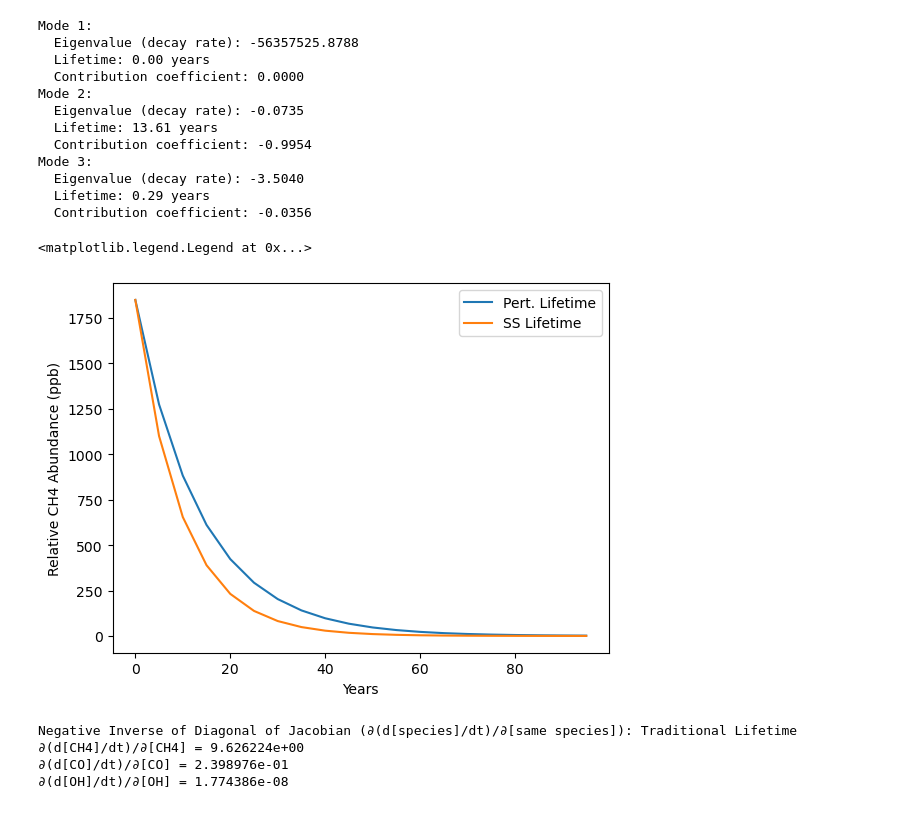
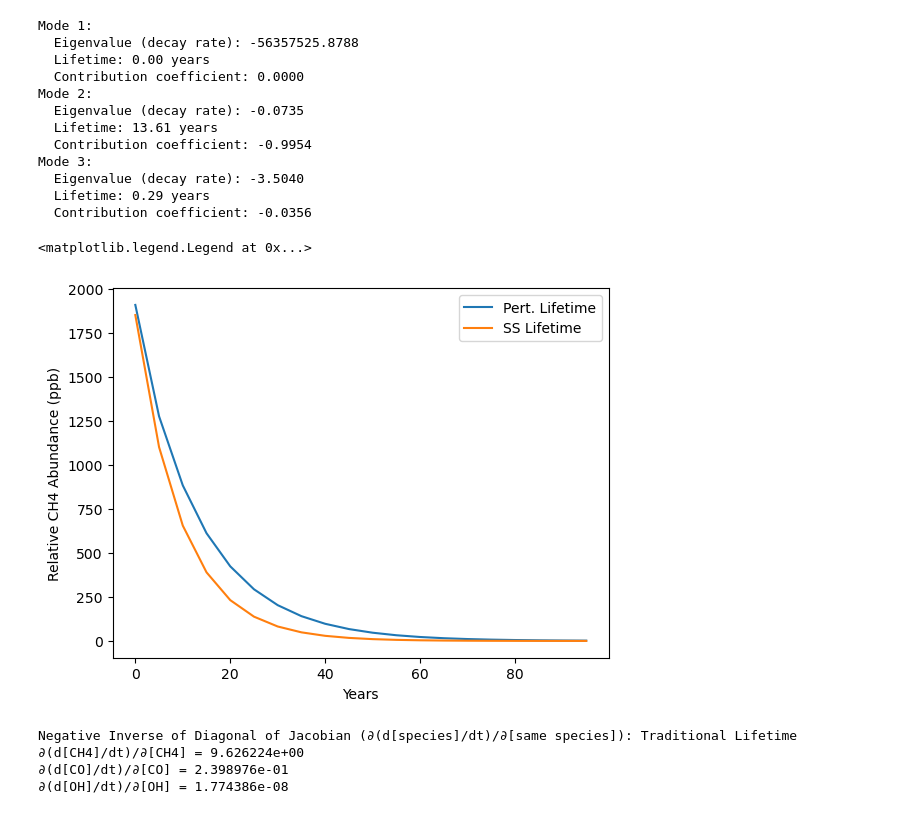
Before and after one commit to betsymfarris/CU_share, a Jupyter notebook: prather_2007_explained.ipynb, the cells around one changed output. Saved outputs shown, nothing was run; the diff lists cells and outputs as text; code cells hidden in the pictures.

```diff
--- a/prather_2007_explained.ipynb
+++ b/prather_2007_explained.ipynb
@@ -37,24 +37,24 @@ def reaction_rates(y):
     return np.array([dCH4dt, dCOdt, dOHdt])
 
 # Base rate
-base_rates = reaction_rates(y)
+base_rates_co = reaction_rates(y)
 
 # Jacobian (numerical)
 pert = 1  # 1 ppb
-J = np.zeros((3, 3))
+J_co = np.zeros((3, 3))
 
 for i in range(3):
     y_pert = y.copy()
     y_pert[i] += pert
     pert_rates = reaction_rates(y_pert)
-    J[:, i] = (pert_rates - base_rates) / pert
+    J_co[:, i] = (pert_rates - base_rates_co) / pert
 
 # Display Jacobian
 species = ["CH4", "CO", "OH"]
 print("Jacobian J (∂(d[species]/dt)/∂[species]) in ppb/yr per ppb:")
 for i in range(3):
     for j in range(3):
-        print(f"∂(d[{species[i]}]/dt)/∂[{species[j]}] = {J[i,j]:.6e}")
+        print(f"∂(d[{species[i]}]/dt)/∂[{species[j]}] = {J_co[i,j]:.6e}")
 # %% [output]
 Jacobian J (∂(d[species]/dt)/∂[species]) in ppb/yr per ppb:
 ∂(d[CH4]/dt)/∂[CH4] = -1.038829e-01
@@ -69,28 +69,27 @@ Jacobian J (∂(d[species]/dt)/∂[species]) in ppb/yr per ppb:
 # %% [markdown]
 ## Compute eigenvalues and eigenvectors to find modes
 # %%
-eigenvalues, eigenvectors = np.linalg.eig(J)
+eigenvalues_co, eigenvectors_co = np.linalg.eig(J_co)
 
 # Compute lifetimes (in years)
-T_years = -1 / eigenvalues
+T_years_co = -1 / eigenvalues_co
 
 # Print results
 print("Eigenvalues:")
-for i, val in enumerate(eigenvalues):
+for i, val in enumerate(eigenvalues_co):
     print(f"  λ{i+1} = {val:.4e}")
 
 print("\nPerturbation lifetimes (in years):")
-for i, T in enumerate(T_years):
+for i, T in enumerate(T_years_co):
     print(f"  Mode {i+1}: {T.real:.9f} years")
 
 print("\nEigenvectors (columns are eigenmodes):")
-print(eigenvectors)
+print(eigenvectors_co)
 
 
 
 t = np.arange(0, 100, 5)
-
-delta_ch4_1ppb = 0.995*np.exp(-t/T_years[1])+0.005*np.exp(-t/T_years[2])
+delta_ch4_1ppb_co = 0.995*np.exp(-t/T_years_co[1])+0.005*np.exp(-t/T_years_co[2])
 
 delta_ch4_trad = np.exp(-t/9.626224)
 # %% [output]
@@ -117,15 +116,17 @@ Eigenvectors (columns are eigenmodes):
 # so c=V_inverse*X0
 # Methane looks right but CO is lower than Prather's 0.005 (ignored OH)
 
-Init_1ppb = np.array( [1, 0, 0] ) #sticking with 3x3 even though Prather drops OH
-V_inv = np.linalg.inv(eigenvectors) #inverse of the eignvectors
-coeffs = V_inv @ Init_1ppb
+Init_1ppb_co = np.array( [1, 0, 0] ) #sticking with 3x3 even though Prather drops OH
+V_inv_co = np.linalg.inv(eigenvectors_co) #inverse of the eignvectors
+coeffs_co = V_inv_co @ Init_1ppb_co
 
 for i in range(3):
     print(f"Mode {i+1}:")
-    print(f"  Eigenvalue (decay rate): {eigenvalues[i]:.4f}")
-    print(f"  Lifetime: {-1/eigenvalues[i]:.2f} years")
-    print(f"  Contribution coefficient: {coeffs[i]:.4f}")
+    print(f"  Eigenvalue (decay rate): {eigenvalues_co[i]:.4f}")
+    print(f"  Lifetime: {-1/eigenvalues_co[i]:.2f} years")
+    print(f"  Contribution coefficient: {coeffs_co[i]:.4f}")
+
+delta_ch4_1ppb_co = abs(coeffs_co[1])*np.exp(-t/T_years_co[1])+abs(coeffs_co[2])*np.exp(-t/T_years_co[2])
 # %% [output]
 Mode 1:
   Eigenvalue (decay rate): -56357525.8788
@@ -140,12 +141,12 @@ Mode 3:
   Lifetime: 0.29 years
   Contribution coefficient: -0.0356
 # %%
-plt.plot(t,1850*delta_ch4_1ppb)
+plt.plot(t,1850*delta_ch4_1ppb_co)
 plt.plot(t, 1850*delta_ch4_trad)
 plt.xlabel('Years')
 plt.ylabel("Relative CH4 Abundance (ppb)")
 plt.legend(["Pert. Lifetime", "SS Lifetime"])
 # %% [output]
 <matplotlib.legend.Legend at 0x...>
-[figure, old version]
+[figure, new version]
 # %%
```
Also changed, not shown: parts of 9 cells of this notebook.
